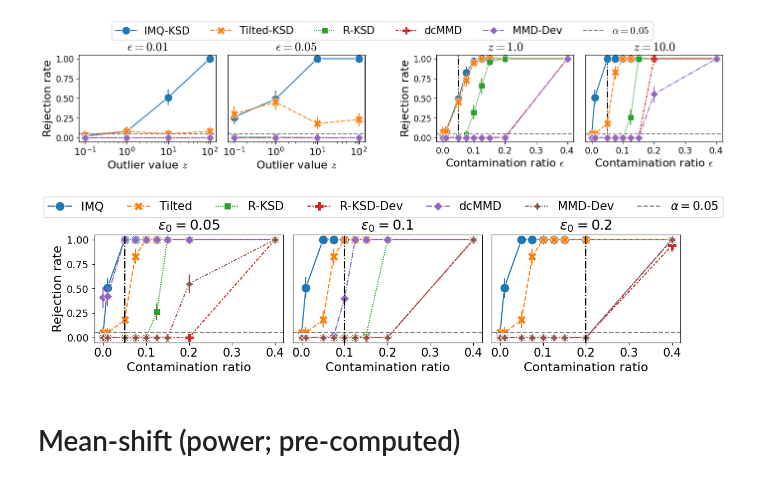
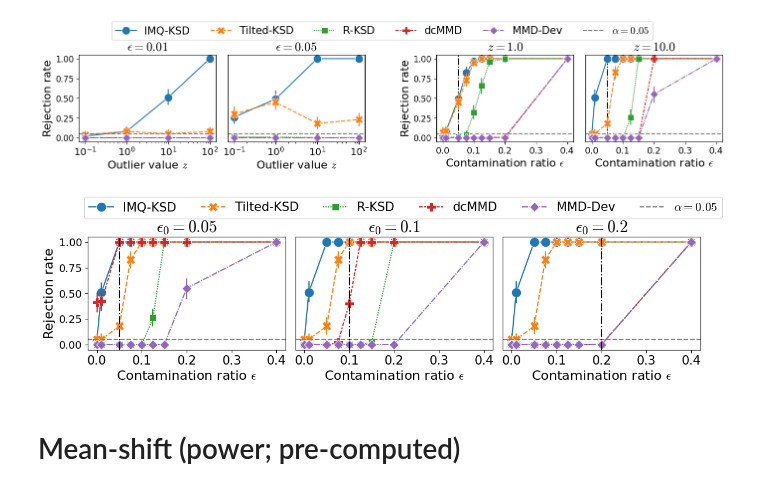
Before and after one commit to XingLLiu/robust-kernel-test, a Jupyter notebook: notebooks/gaussian.ipynb, the cells around one changed output. Drawn from its saved outputs; the diff is of its cells as text; code cells hidden in the pictures.

Commit message:
remove extra experiments and opt paralle

```diff
--- a/notebooks/gaussian.ipynb
+++ b/notebooks/gaussian.ipynb
@@ -147,44 +145,38 @@ for i, eps0 in enumerate(eps0_ls_plot):
     for ol in ol_ls:
         for eps in eps_ls:
             tau = jnp.array(res_ol_new[ol][eps]["tilted_r_bootmax"]["tau"])
             theta_new = eps0 * tau**0.5
 
             res_ol_new[ol][eps] = exp_utils.change_theta(
                 res_ol_new[ol][eps], ["tilted_r_boot", "tilted_r_dev", "dcmmd", "devmmd"], theta_new, eps0)
 
-            # # wild bootstrap
-            # res_new_wild[ol][eps] = exp_utils.change_theta(
-            #     res_new_wild[ol][eps], ["tilted_r_boot"], theta_new, eps0)
-            # res_ol_new[ol][eps]["tilted_r_boot_wild"] = res_new_wild[ol][eps]["tilted_r_boot"]
-
-
     res_df = convert_df_ol(res_ol_new)
 
     # plot
     ax = axes[i]
     res_df_sub = res_df.loc[res_df.ol == ol_plot]
 
     _ = sns.lineplot(ax=ax, data=res_df_sub, x="eps", y="rej", hue="method", style="method", markers=True, err_style="bars", markersize=12)
     ax.axhline(0.05, linestyle="--", color="grey", label=r"$\alpha = 0.05$")
     ax.axvline(eps0, linestyle="-.", color="k")
 
     ax.set_ylim(-0.05, 1.05)
     ax.tick_params(axis="both", labelsize=13)
     ax.xaxis.set_tick_params(labelsize=15)
-    ax.set_xlabel("Contamination ratio", fontsize=16)
+    ax.set_xlabel(r"Contamination ratio $\epsilon$", fontsize=16)
     ax.set_ylabel("Rejection rate", fontsize=16)
-    ax.set_title(rf"$\epsilon_0={eps0}$", fontsize=18)
+    ax.set_title(rf"$\epsilon_0={eps0}$", fontsize=20)
     ax.legend([],[], frameon=False)
     if i > 0:
         ax.get_yaxis().set_ticks([])
         ax.set_ylabel("")
 
-lgd = axes[0].legend(bbox_to_anchor=(-0.3, 1.11, 1, 0.2), loc="lower left", ncol=7, fontsize=15)
+lgd = axes[0].legend(bbox_to_anchor=(-0.05, 1.11, 1, 0.2), loc="lower left", ncol=7, fontsize=15)
 plt.tight_layout()
 plt.subplots_adjust(wspace=0.05)
-# plt.savefig("../figs/robust/rej_ol_dev.pdf", bbox_extra_artists=(lgd,), bbox_inches="tight")
+plt.savefig("../figs/robust/rej_ol_dev.pdf", bbox_extra_artists=(lgd,), bbox_inches="tight")
 # %% [output]
-[figure, old version]
+[figure, new version]
 # %% [markdown]
 # Mean-shift (power; pre-computed)
 # %%
```
Also changed, not shown: parts of 1 cell of this notebook, 15 other files.
